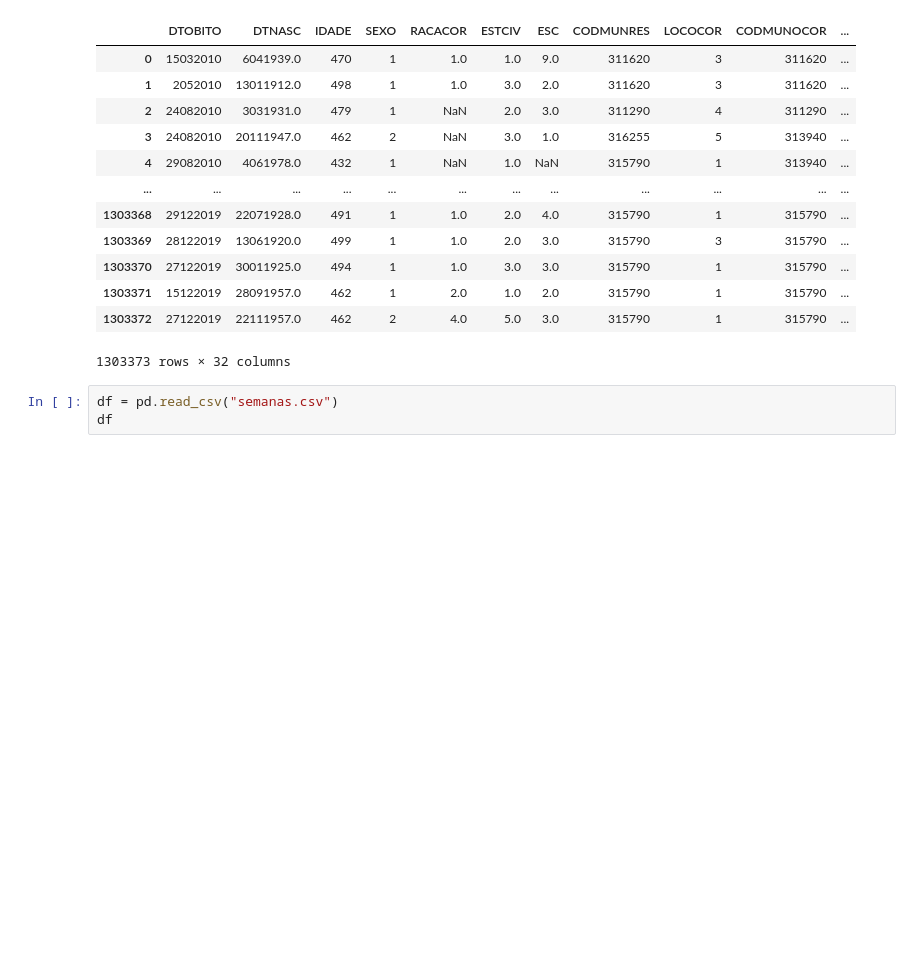
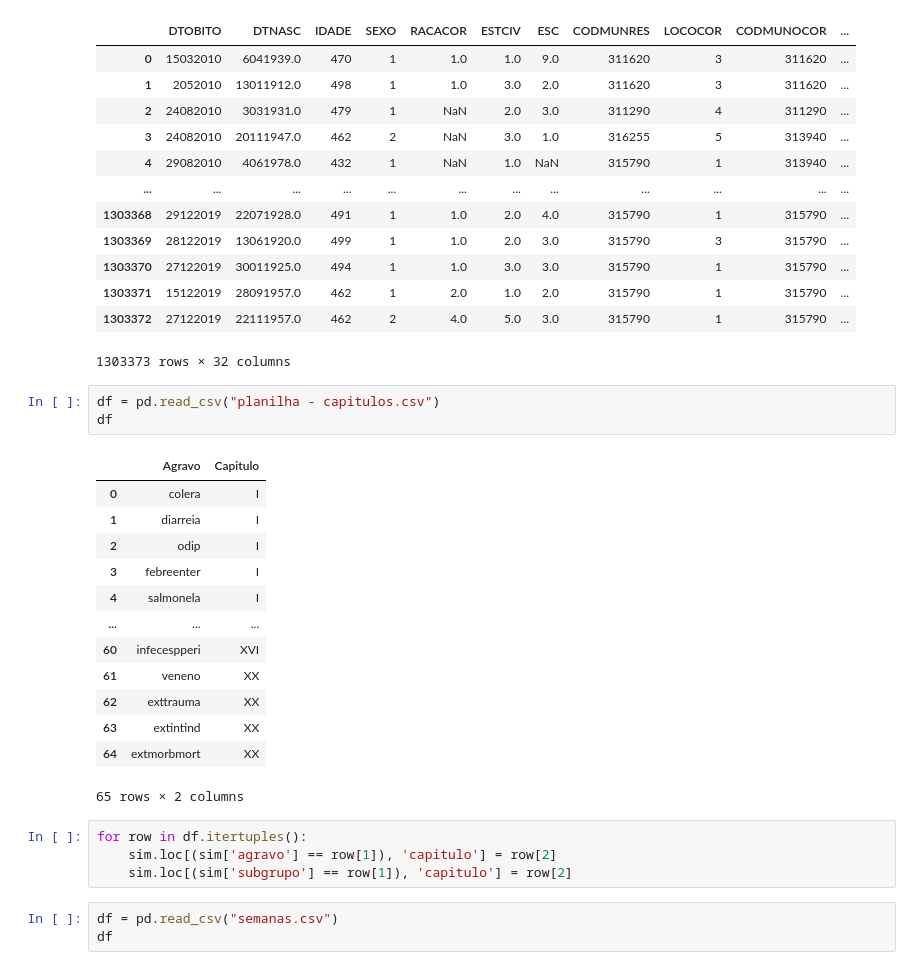
Before and after one commit to uai-ufmg/brumadinho37, a Jupyter notebook: filter_agravos.ipynb, the cells around one changed output. Saved outputs shown, nothing was run; the diff lists cells and outputs as text; blank space fills up the shorter version.

Commit message:
adicionando coluna de capitulos

```diff
--- a/filter_agravos.ipynb
+++ b/filter_agravos.ipynb
@@ -80,6 +80,27 @@ sim
 | 1303371 | 15122019 | 28091957.0 | 462 | 1 | 2.0 | 1.0 | 2.0 | 315790 | 1 | 315790 | ... |
 | 1303372 | 27122019 | 22111957.0 | 462 | 2 | 4.0 | 5.0 | 3.0 | 315790 | 1 | 315790 | ... |
 1303373 rows × 32 columns
+# %%
+df = pd.read_csv("planilha - capitulos.csv")
+df
+# %% [output]
+|  | Agravo | Capitulo |
+| 0 | colera | I |
+| 1 | diarreia | I |
+| 2 | odip | I |
+| 3 | febreenter | I |
+| 4 | salmonela | I |
+| ... | ... | ... |
+| 60 | infecespperi | XVI |
+| 61 | veneno | XX |
+| 62 | exttrauma | XX |
+| 63 | extintind | XX |
+| 64 | extmorbmort | XX |
+65 rows × 2 columns
+# %%
+for row in df.itertuples():
+    sim.loc[(sim['agravo'] == row[1]), 'capitulo'] = row[2]
+    sim.loc[(sim['subgrupo'] == row[1]), 'capitulo'] = row[2]
 # %%
 df = pd.read_csv("semanas.csv")
 df
```
